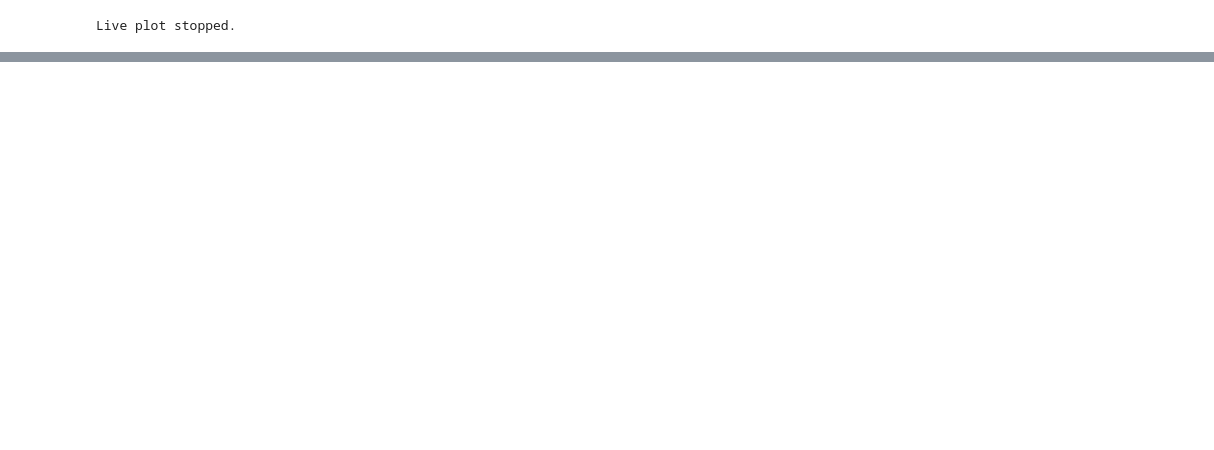
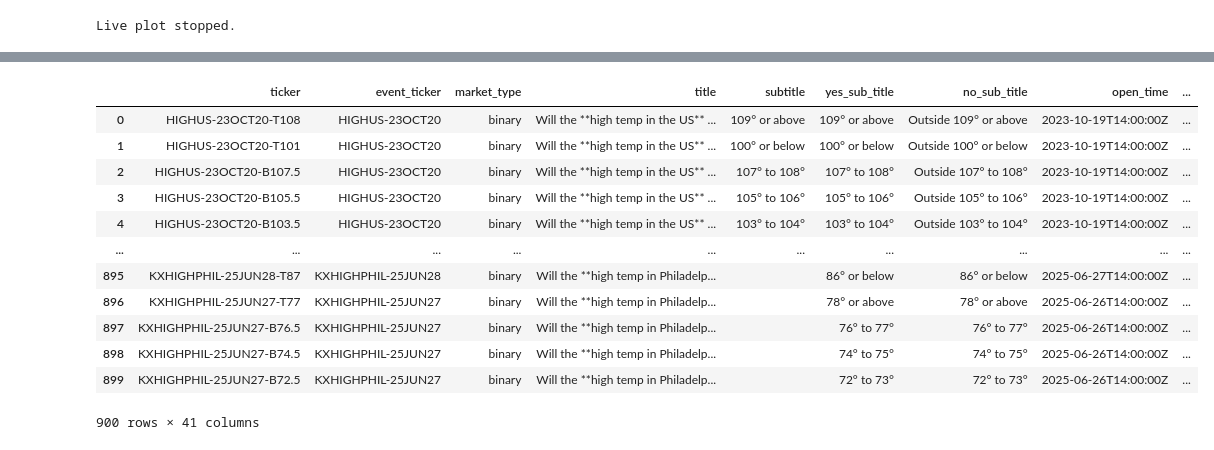
Before and after one commit to NiccoloComati/mykalshi, a Jupyter notebook: main.ipynb, the cells around one changed output, grey strips where cells are left out. Saved outputs shown, nothing was run; the diff lists cells and outputs as text; code cells hidden in the pictures; blank space fills up the shorter version.

```diff
--- a/main.ipynb
+++ b/main.ipynb
@@ -1090,0 +1093,10 @@ Round 1/5
+# %%
+weather_series_dict = {'KXHIGHUS': 'High temp in United States',
+'KXHIGHAUS': 'Highest temperature in Austin',
+'KXHIGHCHI': 'Highest temperature in Chicago',
+'KXHIGHDEN': 'Highest temperature in Denver',
+'KXHIGHHOU': 'Highest temperature in Houston',
+'KXHIGHLAX': 'Highest temperature in Los Angeles',
+'KXHIGHMIA': 'Highest temperature in Miami',
+'KXHIGHNY': 'Highest temperature in NYC',
+'KXHIGHPHIL': 'Highest temperature in Philadelphia'}
@@ -1090,0 +1116,10 @@ Round 1/5
+# %%
+weather_events = pd.DataFrame()
+
+for series_ticker in weather_series_dict.keys():
+    events_temp = pd.json_normalize(events.get_events(series_ticker=series_ticker)['events'])
+    weather_events = pd.concat([weather_events, events_temp], ignore_index=True)
+
+# this will pull out whatever is between "in " and " on"
+weather_events['City'] = weather_events['title'].str.extract(r'in\s+(.+?)(?=\s+(?:on|today|tomorrow|yesterday)\b|[?]|$)', expand=False).str.strip()
+weather_events
@@ -1090,0 +1140,23 @@ Round 1/5
+# %%
+weather_markets = pd.DataFrame()
+
+for series_ticker in weather_series_dict.keys():
+    events_temp = pd.json_normalize(market.get_markets(series_ticker=series_ticker)['markets'])
+    weather_markets = pd.concat([weather_markets, events_temp], ignore_index=True)
+
+weather_markets['City'] = weather_markets['yes_sub_title'].str.extract(r'in\s+(.+?)(?=\s+(?:on|today|tomorrow|yesterday)\b|[?]|$)', expand=False).str.strip()
+weather_markets
+# %% [output]
+|  | ticker | event_ticker | market_type | title | subtitle | yes_sub_title | no_sub_title | open_time | ... |
+| 0 | HIGHUS-23OCT20-T108 | HIGHUS-23OCT20 | binary | Will the **high temp in the US** ... | 109° or above | 109° or above | Outside 109° or above | 2023-10-19T14:00:00Z | ... |
+| 1 | HIGHUS-23OCT20-T101 | HIGHUS-23OCT20 | binary | Will the **high temp in the US** ... | 100° or below | 100° or below | Outside 100° or below | 2023-10-19T14:00:00Z | ... |
+| 2 | HIGHUS-23OCT20-B107.5 | HIGHUS-23OCT20 | binary | Will the **high temp in the US** ... | 107° to 108° | 107° to 108° | Outside 107° to 108° | 2023-10-19T14:00:00Z | ... |
+| 3 | HIGHUS-23OCT20-B105.5 | HIGHUS-23OCT20 | binary | Will the **high temp in the US** ... | 105° to 106° | 105° to 106° | Outside 105° to 106° | 2023-10-19T14:00:00Z | ... |
+| 4 | HIGHUS-23OCT20-B103.5 | HIGHUS-23OCT20 | binary | Will the **high temp in the US** ... | 103° to 104° | 103° to 104° | Outside 103° to 104° | 2023-10-19T14:00:00Z | ... |
+| ... | ... | ... | ... | ... | ... | ... | ... | ... | ... |
+| 895 | KXHIGHPHIL-25JUN28-T87 | KXHIGHPHIL-25JUN28 | binary | Will the **high temp in Philadelp... |  | 86° or below | 86° or below | 2025-06-27T14:00:00Z | ... |
+| 896 | KXHIGHPHIL-25JUN27-T77 | KXHIGHPHIL-25JUN27 | binary | Will the **high temp in Philadelp... |  | 78° or above | 78° or above | 2025-06-26T14:00:00Z | ... |
+| 897 | KXHIGHPHIL-25JUN27-B76.5 | KXHIGHPHIL-25JUN27 | binary | Will the **high temp in Philadelp... |  | 76° to 77° | 76° to 77° | 2025-06-26T14:00:00Z | ... |
+| 898 | KXHIGHPHIL-25JUN27-B74.5 | KXHIGHPHIL-25JUN27 | binary | Will the **high temp in Philadelp... |  | 74° to 75° | 74° to 75° | 2025-06-26T14:00:00Z | ... |
+| 899 | KXHIGHPHIL-25JUN27-B72.5 | KXHIGHPHIL-25JUN27 | binary | Will the **high temp in Philadelp... |  | 72° to 73° | 72° to 73° | 2025-06-26T14:00:00Z | ... |
+900 rows × 41 columns
```
Also changed, not shown: parts of 40 cells of this notebook, 2 other files.
